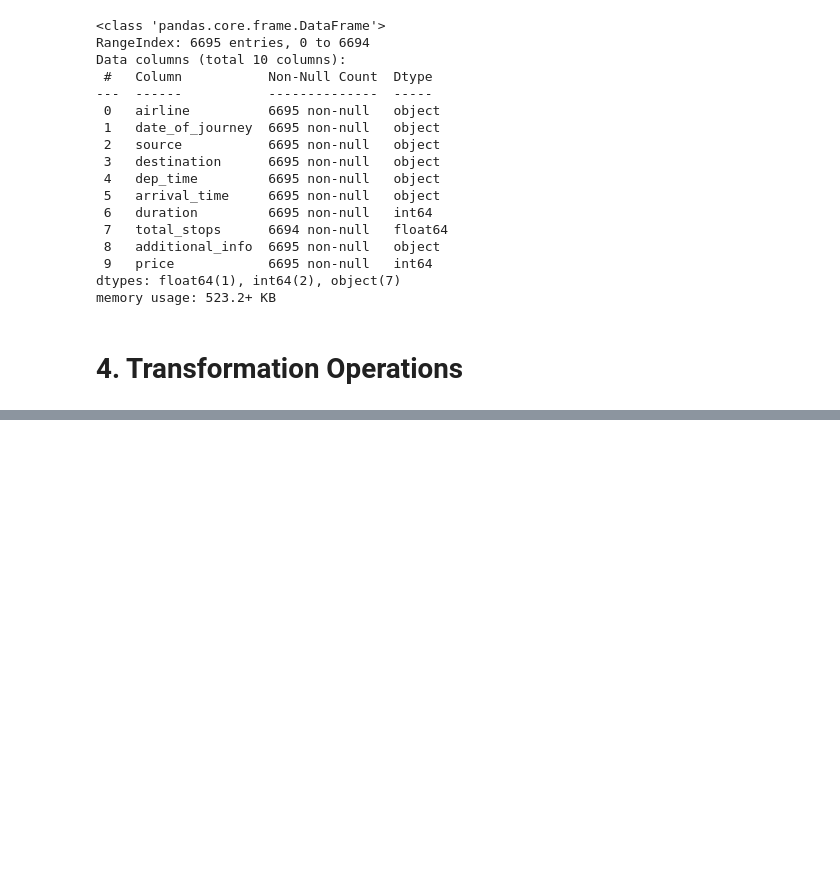
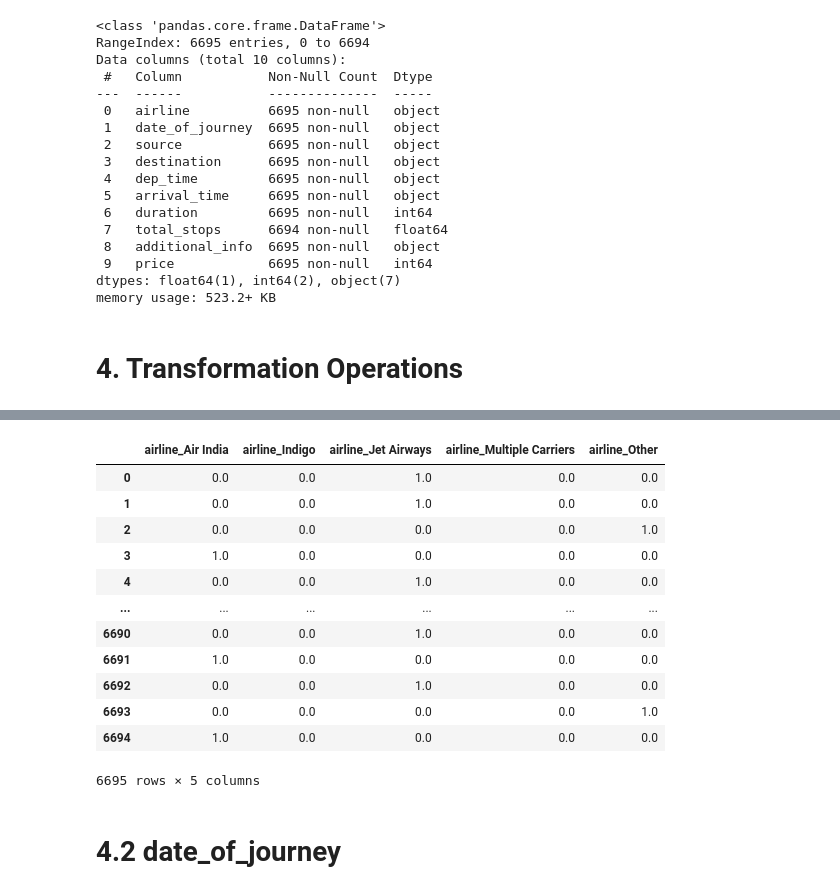
Before and after one commit to pm6327/Flight-Prediction, a Jupyter notebook: Notebooks/Feature_engineering.ipynb, the cells around one changed output, grey strips where cells are left out. Saved outputs shown, nothing was run; the diff lists cells and outputs as text; code cells hidden in the pictures; blank space fills up the shorter version.

```diff
--- a/Notebooks/Feature_engineering.ipynb
+++ b/Notebooks/Feature_engineering.ipynb
@@ -87,0 +126,24 @@ y_train=train.price.copy()
+# %%
+air_transformer = Pipeline(steps=[
+	("imputer", SimpleImputer(strategy="most_frequent")),
+	("grouper", RareLabelEncoder(tol=0.1, replace_with="Other", n_categories=2)),
+	("encoder", OneHotEncoder(sparse_output=False, handle_unknown="ignore"))
+])
+
+air_transformer.fit_transform(X_train.loc[:, ["airline"]])#.airline.value_counts()
+# %% [output]
+|  | airline_Air India | airline_Indigo | airline_Jet Airways | airline_Multiple Carriers | airline_Other |
+| 0 | 0.0 | 0.0 | 1.0 | 0.0 | 0.0 |
+| 1 | 0.0 | 0.0 | 1.0 | 0.0 | 0.0 |
+| 2 | 0.0 | 0.0 | 0.0 | 0.0 | 1.0 |
+| 3 | 1.0 | 0.0 | 0.0 | 0.0 | 0.0 |
+| 4 | 0.0 | 0.0 | 1.0 | 0.0 | 0.0 |
+| ... | ... | ... | ... | ... | ... |
+| 6690 | 0.0 | 0.0 | 1.0 | 0.0 | 0.0 |
+| 6691 | 1.0 | 0.0 | 0.0 | 0.0 | 0.0 |
+| 6692 | 0.0 | 0.0 | 1.0 | 0.0 | 0.0 |
+| 6693 | 0.0 | 0.0 | 0.0 | 0.0 | 1.0 |
+| 6694 | 1.0 | 0.0 | 0.0 | 0.0 | 0.0 |
+6695 rows × 5 columns
+# %% [markdown]
+# 4.2 date_of_journey
```
Also changed, not shown: parts of 48 cells of this notebook.
